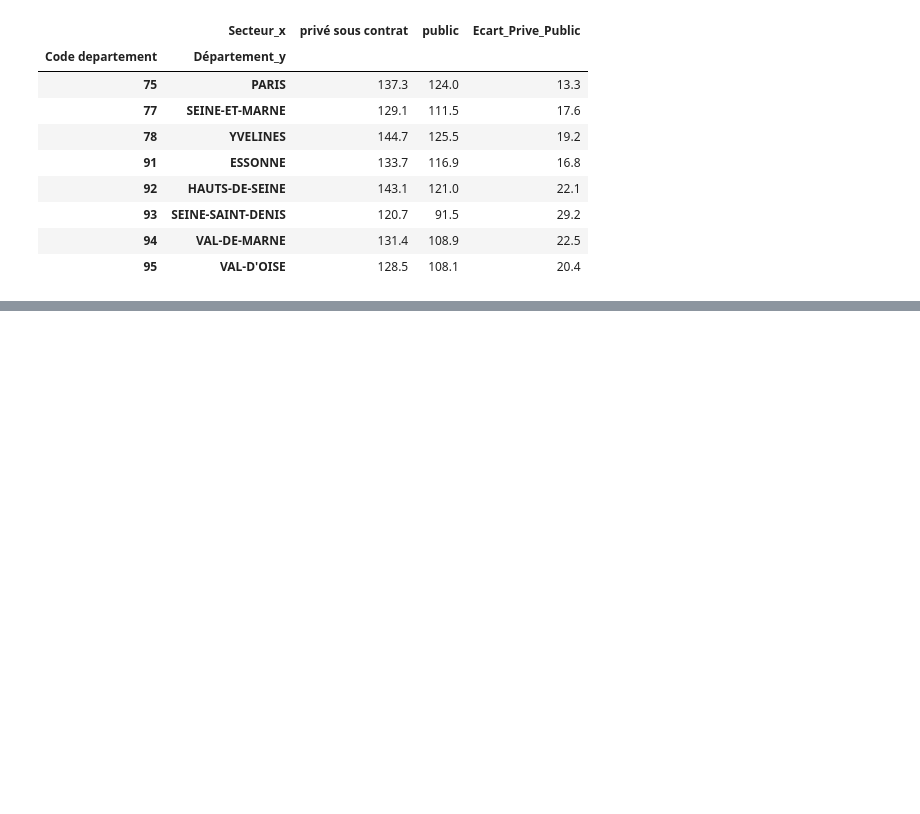
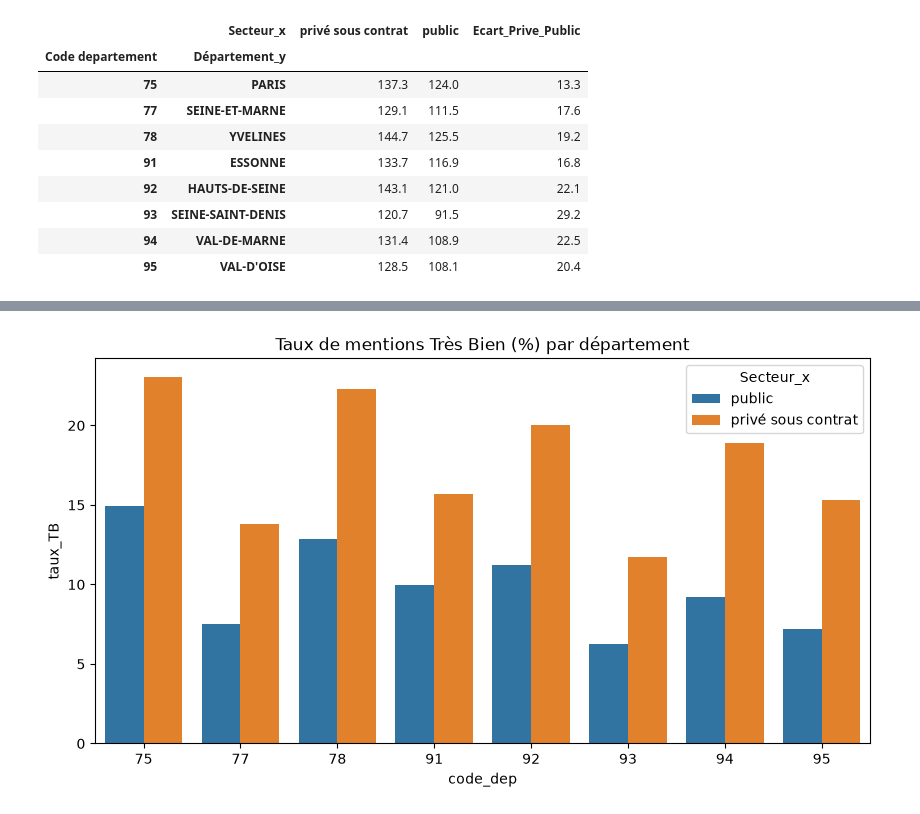
Before and after one commit to AlexisBenameur/projet-python-2AS1, a Jupyter notebook: codes/decouverte_data.ipynb, the cells around one changed output, grey strips where cells are left out. Drawn from its saved outputs; the diff is of its cells as text; code cells hidden in the pictures; blank space fills up the shorter version.

```diff
--- a/codes/decouverte_data.ipynb
+++ b/codes/decouverte_data.ipynb
@@ -242,0 +352,7 @@ ips_dep_secteur
+# %%
+plt.figure(figsize=(10, 5))
+sns.barplot(data=df_idf, x="code_dep", y="taux_TB", hue="Secteur_x", errorbar=None)
+plt.title("Taux de mentions Très Bien (%) par département")
+plt.show()
+# %% [output]
+[figure, added]
```
Also changed, not shown: parts of 14 cells of this notebook.
